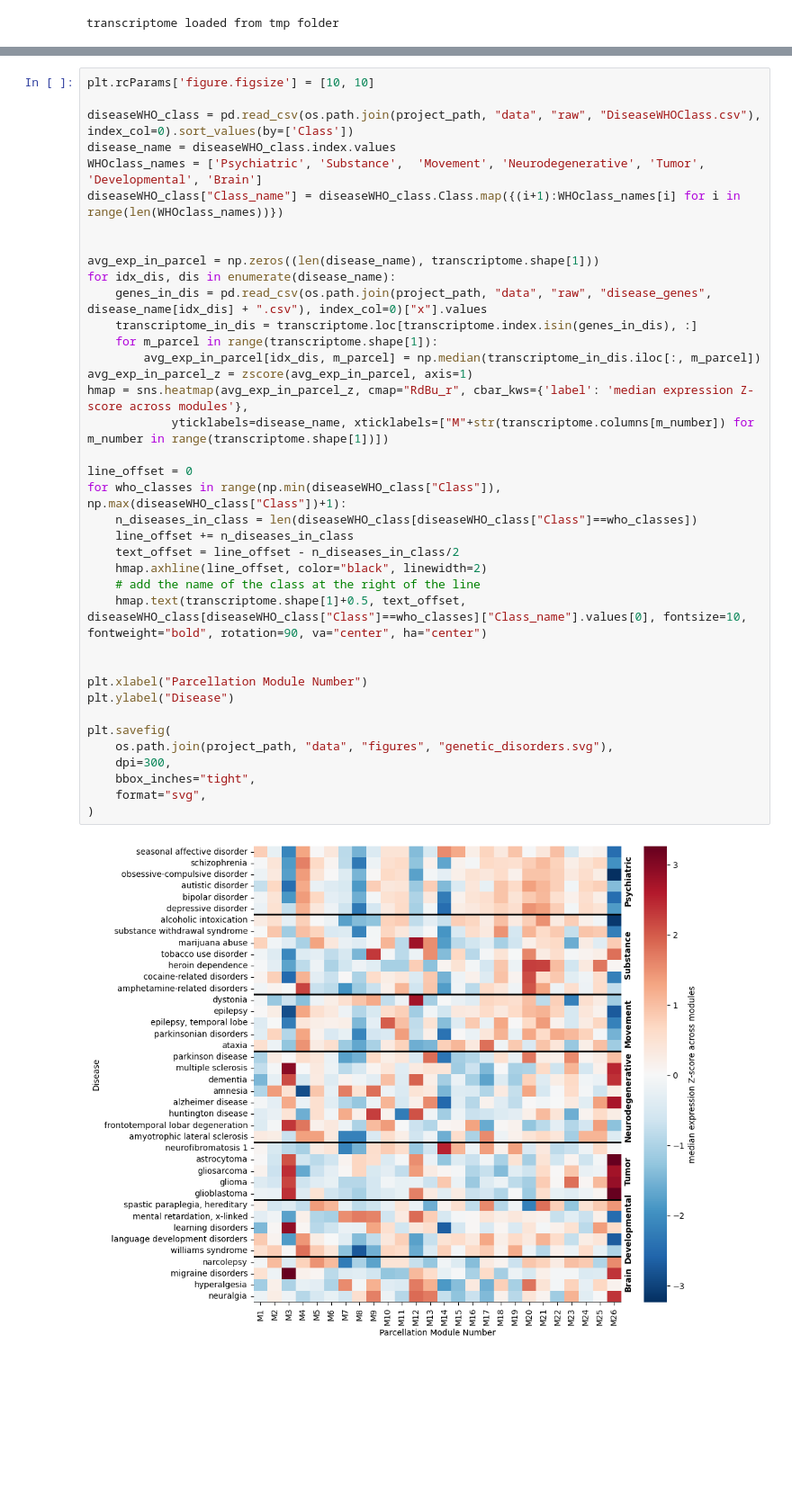
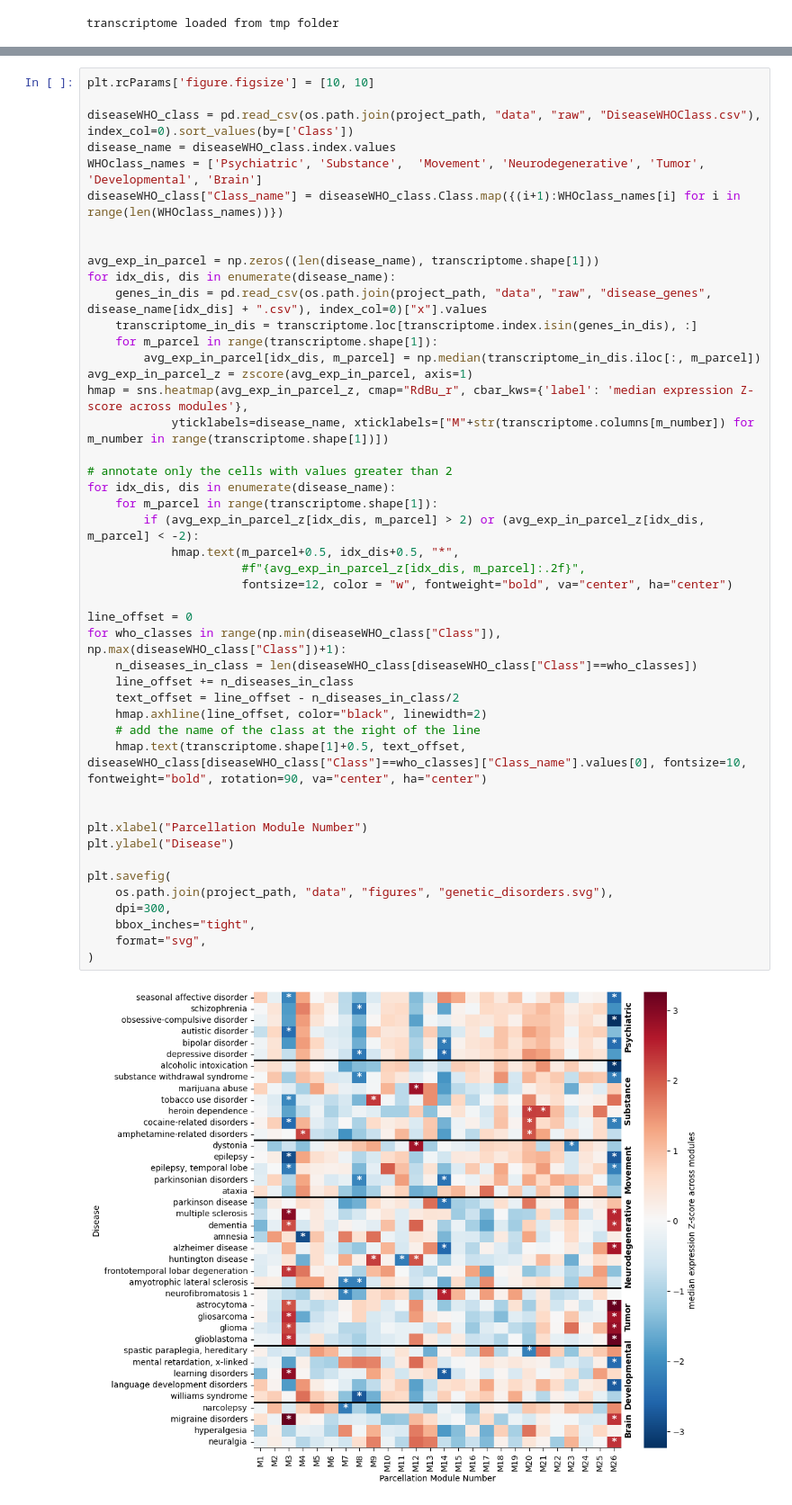
Before and after one commit to compneurobilbao/bha2, a Jupyter notebook: notebooks/08-transcriptomics.ipynb, the cells around one changed output, grey strips where cells are left out. Shown at 90% size. Drawn from its saved outputs; the diff is of its cells as text; blank space fills up the shorter version.

```diff
--- a/notebooks/08-transcriptomics.ipynb
+++ b/notebooks/08-transcriptomics.ipynb
@@ -61,31 +62,39 @@ diseaseWHO_class["Class_name"] = diseaseWHO_class.Class.map({(i+1):WHOclass_name
 avg_exp_in_parcel = np.zeros((len(disease_name), transcriptome.shape[1]))
 for idx_dis, dis in enumerate(disease_name):
     genes_in_dis = pd.read_csv(os.path.join(project_path, "data", "raw", "disease_genes", disease_name[idx_dis] + ".csv"), index_col=0)["x"].values
     transcriptome_in_dis = transcriptome.loc[transcriptome.index.isin(genes_in_dis), :]
     for m_parcel in range(transcriptome.shape[1]):
         avg_exp_in_parcel[idx_dis, m_parcel] = np.median(transcriptome_in_dis.iloc[:, m_parcel])
 avg_exp_in_parcel_z = zscore(avg_exp_in_parcel, axis=1)
 hmap = sns.heatmap(avg_exp_in_parcel_z, cmap="RdBu_r", cbar_kws={'label': 'median expression Z-score across modules'},
             yticklabels=disease_name, xticklabels=["M"+str(transcriptome.columns[m_number]) for m_number in range(transcriptome.shape[1])])
+
+# annotate only the cells with values greater than 2
+for idx_dis, dis in enumerate(disease_name):
+    for m_parcel in range(transcriptome.shape[1]):
+        if (avg_exp_in_parcel_z[idx_dis, m_parcel] > 2) or (avg_exp_in_parcel_z[idx_dis, m_parcel] < -2):
+            hmap.text(m_parcel+0.5, idx_dis+0.5, "*",
+                      #f"{avg_exp_in_parcel_z[idx_dis, m_parcel]:.2f}",
+                      fontsize=12, color = "w", fontweight="bold", va="center", ha="center")
 
 line_offset = 0
 for who_classes in range(np.min(diseaseWHO_class["Class"]), np.max(diseaseWHO_class["Class"])+1):
     n_diseases_in_class = len(diseaseWHO_class[diseaseWHO_class["Class"]==who_classes])
     line_offset += n_diseases_in_class
     text_offset = line_offset - n_diseases_in_class/2
     hmap.axhline(line_offset, color="black", linewidth=2)
     # add the name of the class at the right of the line
     hmap.text(transcriptome.shape[1]+0.5, text_offset, diseaseWHO_class[diseaseWHO_class["Class"]==who_classes]["Class_name"].values[0], fontsize=10, fontweight="bold", rotation=90, va="center", ha="center")
 
 
 plt.xlabel("Parcellation Module Number")
 plt.ylabel("Disease")
 
 plt.savefig(
     os.path.join(project_path, "data", "figures", "genetic_disorders.svg"),
     dpi=300,
     bbox_inches="tight",
     format="svg",
 )
 # %% [output]
-[figure, old version]
+[figure, new version]
```
Also changed, not shown: parts of 2 cells of this notebook, 6 other files.
